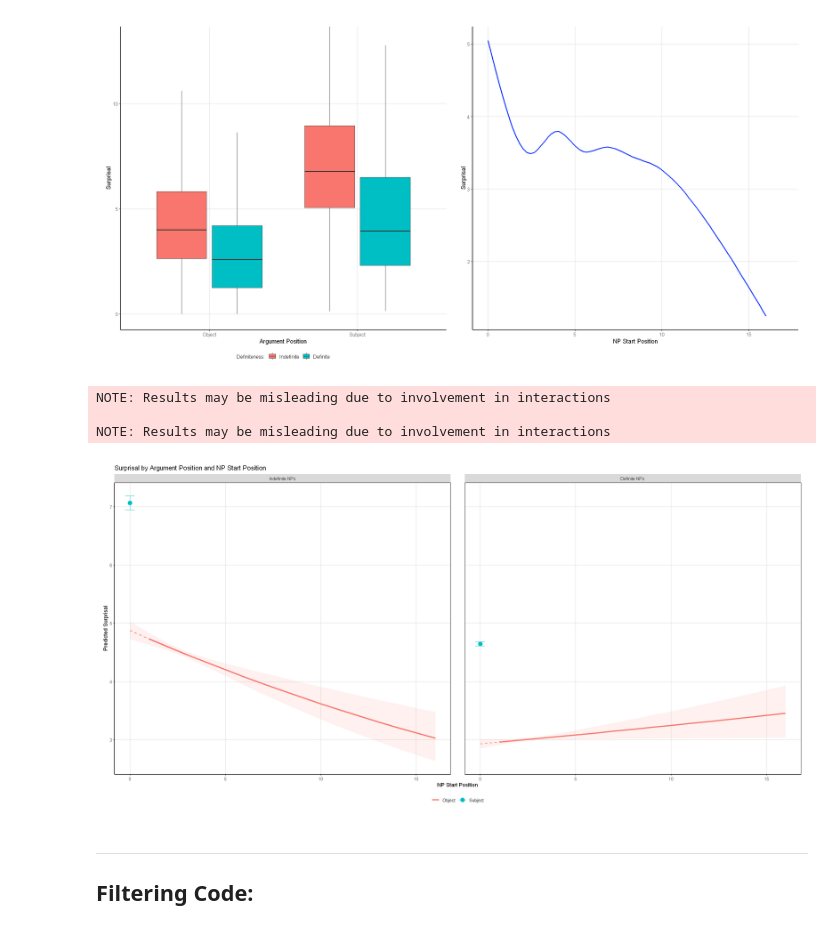
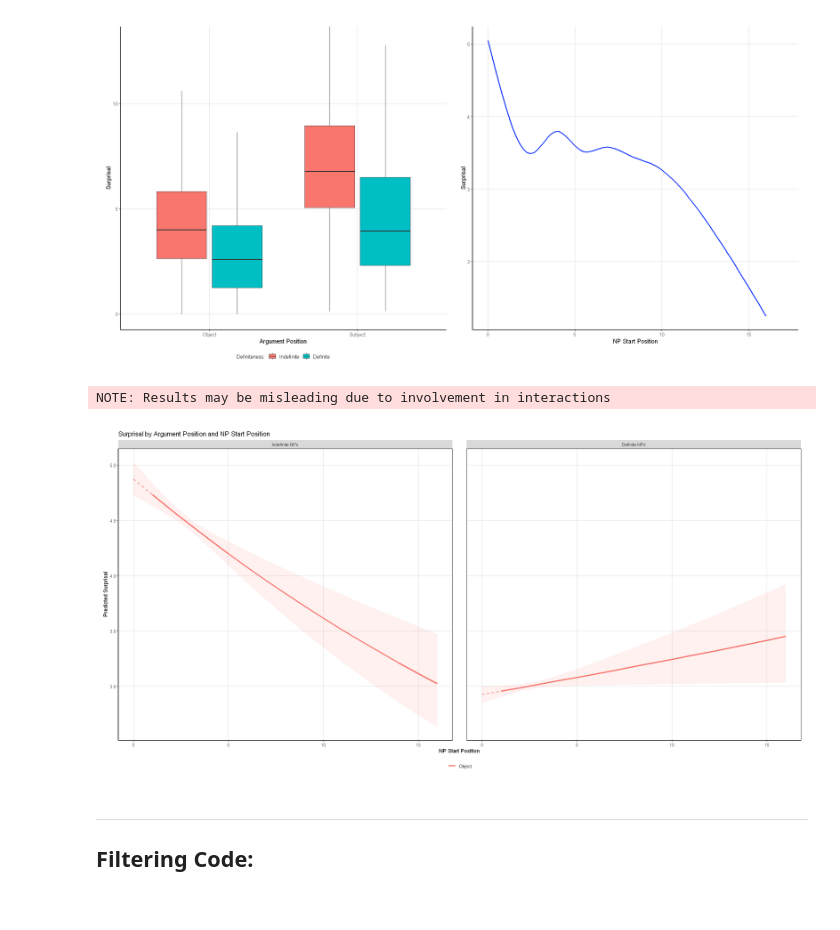
Before and after one commit to vmariani3321/QP2-Analysis, a Jupyter notebook: 12-18 Analysis.ipynb, the cells around one changed output. Cells and saved outputs as stored; diff of their text form; code cells hidden in the pictures.

```diff
--- a/12-18 Analysis.ipynb
+++ b/12-18 Analysis.ipynb
@@ -492,12 +493,6 @@ obj_preds <- emmeans(model, ~ np_idx | definiteness,
                     type = "response") %>%
             as.data.frame() %>%
             mutate(argPos = "Object")
-
-sbj_preds <- emmeans(model, ~ argPos | definiteness,
-                    at = list(np_idx = 0, argPos = "sbj"),
-                    type = "response") %>%
-            as.data.frame() %>%
-            mutate(argPos = "Subject", np_idx = 0)
 
 # 2. Final GGPlot
 p_npIdxInter <- ggplot() +
@@ -539,69 +534,43 @@ geom_ribbon(
             alpha = 0.1
             ) +
 
-
-# Subjects
-geom_point(
-            data = sbj_preds,
-            aes(
-                x = np_idx,
-                y = response,
-                color = argPos
-                ),
-            size = 4
-            ) +
-
-#   Error bars
-geom_errorbar(
-            data = sbj_preds,
-            aes(
-                x = np_idx,
-                ymin = lower.CL,
-                ymax = upper.CL,
-                color = argPos
-                ),
-                width = 0.5
-                ) +
-
 # Definiteness
 facet_wrap(~definiteness, labeller = as_labeller(c(indef = "Indefinite NPs", def = "Definite NPs"))) +
 
 
 # Scales and legends
 scale_color_manual(values = c("Object" = color_one, "Subject" = color_two)) +
 scale_fill_manual(values = c("Object" = color_one, "Subject" = color_two)) +
 
 #   Removes fill box so there's only one legend
 guides(fill = "none") +
 
 #   Covers all data
 coord_cartesian(xlim = c(0, 16)) +
 
 #   Adds box around each facet for visibility
 theme(panel.spacing = unit(2, "lines"), # Adds space for the line
       panel.border = element_rect(color = "black", fill = NA, linewidth = 0.5)) +
 
 # Titles and labels
 labs(title = "Surprisal by Argument Position and NP Start Position",
     x = "NP Start Position",
     y = "Predicted Surprisal",
     color = NULL) + # Removes the "Argument Role" legend label
 
 custom_theme
 
 p_npIdxInter
 
-        # ggsave(
-        # "plots/p_npIdxInter.png",
-        # p_npIdxInter,
-        # width = 10,
-        # height = 5,
-        # dpi = 300)
+        ggsave(
+        "plots/p_npIdxInter.png",
+        p_npIdxInter,
+        width = 10,
+        height = 5,
+        dpi = 300)
 # %% [output]
 NOTE: Results may be misleading due to involvement in interactions
-
-NOTE: Results may be misleading due to involvement in interactions
-[figure, old version]
+[figure, new version]
 # %% [markdown]
 
 ---
```
Also changed, not shown: parts of 3 cells of this notebook, 5 other files.
